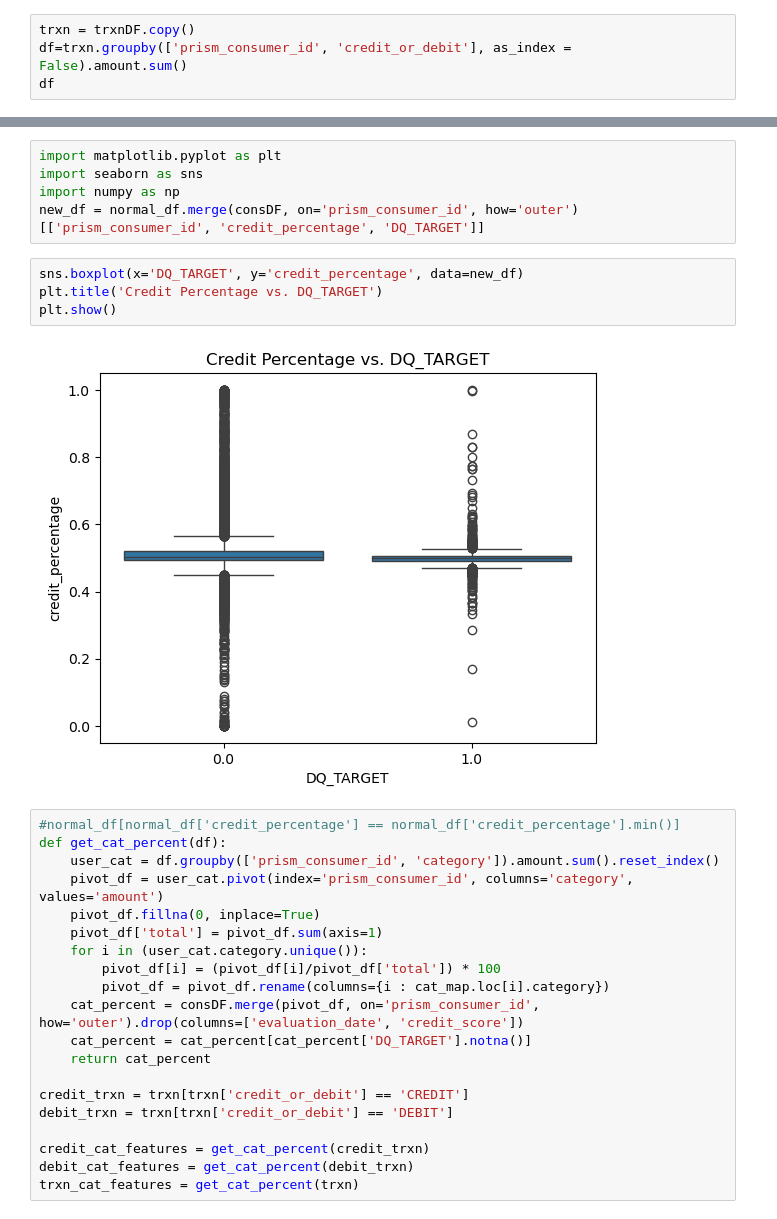
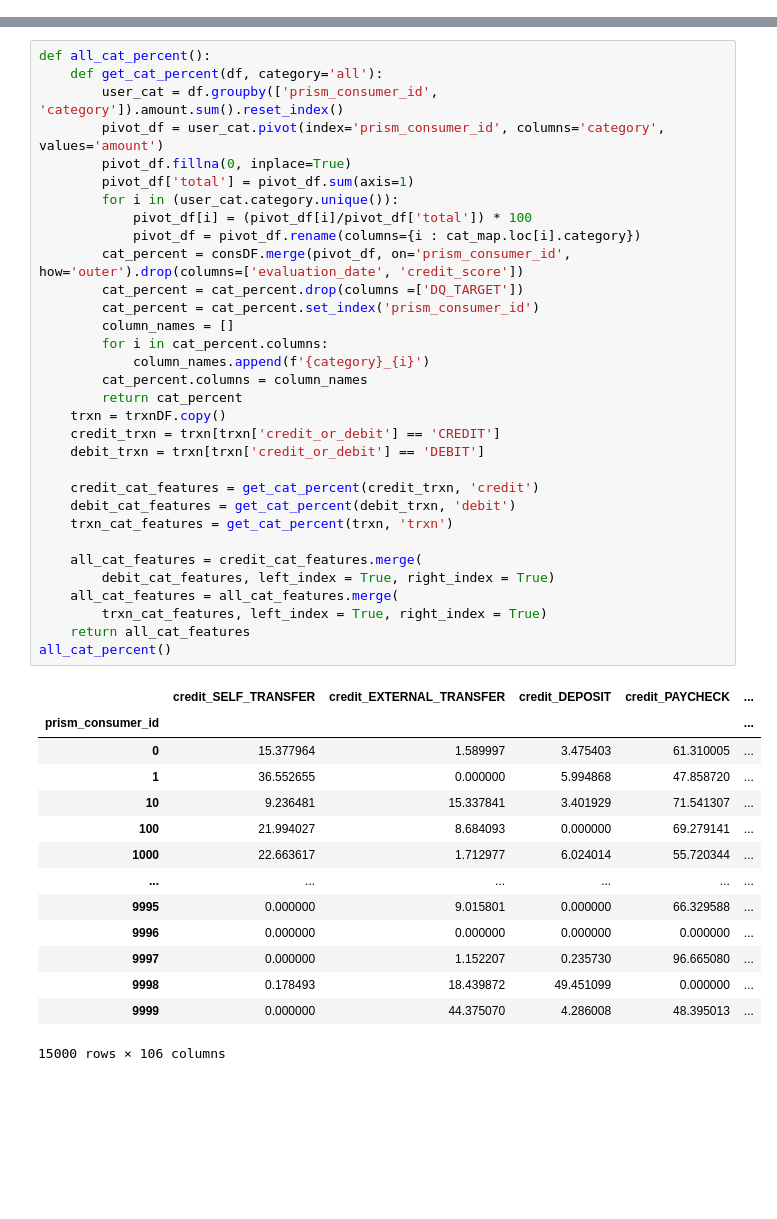
Before and after one commit to hillarychang/dsc180b-capstone-q2, a Jupyter notebook: src/notebooks/Jevan_feature_creation.ipynb, the cells around one changed output, grey strips where cells are left out. Cells and saved outputs as stored; diff of their text form; blank space fills up the shorter version.

```diff
--- a/src/notebooks/Jevan_feature_creation.ipynb
+++ b/src/notebooks/Jevan_feature_creation.ipynb
@@ -40,4 +6,0 @@ trxnDF
-# %%
-trxn = trxnDF.copy()
-df=trxn.groupby(['prism_consumer_id', 'credit_or_debit'], as_index = False).amount.sum()
-df
@@ -95,31 +31,47 @@ normal_df
-# %%
-import matplotlib.pyplot as plt
-import seaborn as sns
-import numpy as np
-new_df = normal_df.merge(consDF, on='prism_consumer_id', how='outer')[['prism_consumer_id', 'credit_percentage', 'DQ_TARGET']]
-# %%
-sns.boxplot(x='DQ_TARGET', y='credit_percentage', data=new_df)
-plt.title('Credit Percentage vs. DQ_TARGET')
-plt.show()
-# %% [output]
-[figure, removed]
 # %%
-#normal_df[normal_df['credit_percentage'] == normal_df['credit_percentage'].min()]
-def get_cat_percent(df):
-    user_cat = df.groupby(['prism_consumer_id', 'category']).amount.sum().reset_index()
-    pivot_df = user_cat.pivot(index='prism_consumer_id', columns='category', values='amount')
-    pivot_df.fillna(0, inplace=True)
-    pivot_df['total'] = pivot_df.sum(axis=1)
-    for i in (user_cat.category.unique()):
-        pivot_df[i] = (pivot_df[i]/pivot_df['total']) * 100
-        pivot_df = pivot_df.rename(columns={i : cat_map.loc[i].category})
-    cat_percent = consDF.merge(pivot_df, on='prism_consumer_id', how='outer').drop(columns=['evaluation_date', 'credit_score'])
-    cat_percent = cat_percent[cat_percent['DQ_TARGET'].notna()]
-    return cat_percent
+def all_cat_percent():
+    def get_cat_percent(df, category='all'):
+        user_cat = df.groupby(['prism_consumer_id', 'category']).amount.sum().reset_index()
+        pivot_df = user_cat.pivot(index='prism_consumer_id', columns='category', values='amount')
+        pivot_df.fillna(0, inplace=True)
+        pivot_df['total'] = pivot_df.sum(axis=1)
+        for i in (user_cat.category.unique()):
+            pivot_df[i] = (pivot_df[i]/pivot_df['total']) * 100
+            pivot_df = pivot_df.rename(columns={i : cat_map.loc[i].category})
+        cat_percent = consDF.merge(pivot_df, on='prism_consumer_id', how='outer').drop(columns=['evaluation_date', 'credit_score'])
+        cat_percent = cat_percent.drop(columns =['DQ_TARGET'])
+        cat_percent = cat_percent.set_index('prism_consumer_id')
+        column_names = []
+        for i in cat_percent.columns:
+            column_names.append(f'{category}_{i}')
+        cat_percent.columns = column_names
+        return cat_percent
+    trxn = trxnDF.copy()
+    credit_trxn = trxn[trxn['credit_or_debit'] == 'CREDIT']
+    debit_trxn = trxn[trxn['credit_or_debit'] == 'DEBIT']
 
-credit_trxn = trxn[trxn['credit_or_debit'] == 'CREDIT']
-debit_trxn = trxn[trxn['credit_or_debit'] == 'DEBIT']
+    credit_cat_features = get_cat_percent(credit_trxn, 'credit')
+    debit_cat_features = get_cat_percent(debit_trxn, 'debit')
+    trxn_cat_features = get_cat_percent(trxn, 'trxn')
 
-credit_cat_features = get_cat_percent(credit_trxn)
-debit_cat_features = get_cat_percent(debit_trxn)
-trxn_cat_features = get_cat_percent(trxn)
+    all_cat_features = credit_cat_features.merge(
+        debit_cat_features, left_index = True, right_index = True)
+    all_cat_features = all_cat_features.merge(
+        trxn_cat_features, left_index = True, right_index = True)
+    return all_cat_features
+all_cat_percent()
+# %% [output]
+|  | credit_SELF_TRANSFER | credit_EXTERNAL_TRANSFER | credit_DEPOSIT | credit_PAYCHECK | ... |
+| prism_consumer_id |  |  |  |  | ... |
+| 0 | 15.377964 | 1.589997 | 3.475403 | 61.310005 | ... |
+| 1 | 36.552655 | 0.000000 | 5.994868 | 47.858720 | ... |
+| 10 | 9.236481 | 15.337841 | 3.401929 | 71.541307 | ... |
+| 100 | 21.994027 | 8.684093 | 0.000000 | 69.279141 | ... |
+| 1000 | 22.663617 | 1.712977 | 6.024014 | 55.720344 | ... |
+| ... | ... | ... | ... | ... | ... |
+| 9995 | 0.000000 | 9.015801 | 0.000000 | 66.329588 | ... |
+| 9996 | 0.000000 | 0.000000 | 0.000000 | 0.000000 | ... |
+| 9997 | 0.000000 | 1.152207 | 0.235730 | 96.665080 | ... |
+| 9998 | 0.178493 | 18.439872 | 49.451099 | 0.000000 | ... |
+| 9999 | 0.000000 | 44.375070 | 4.286008 | 48.395013 | ... |
+15000 rows × 106 columns
```
Also changed, not shown: parts of 25 cells of this notebook.
